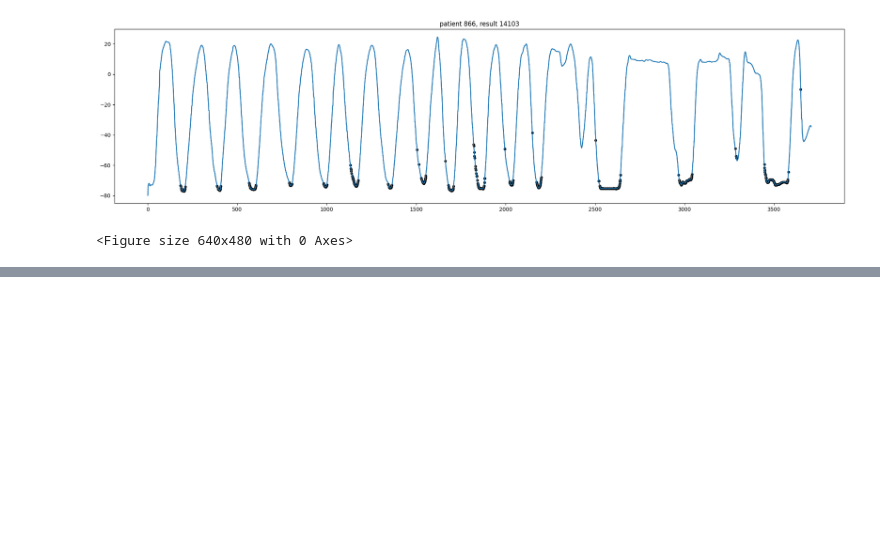
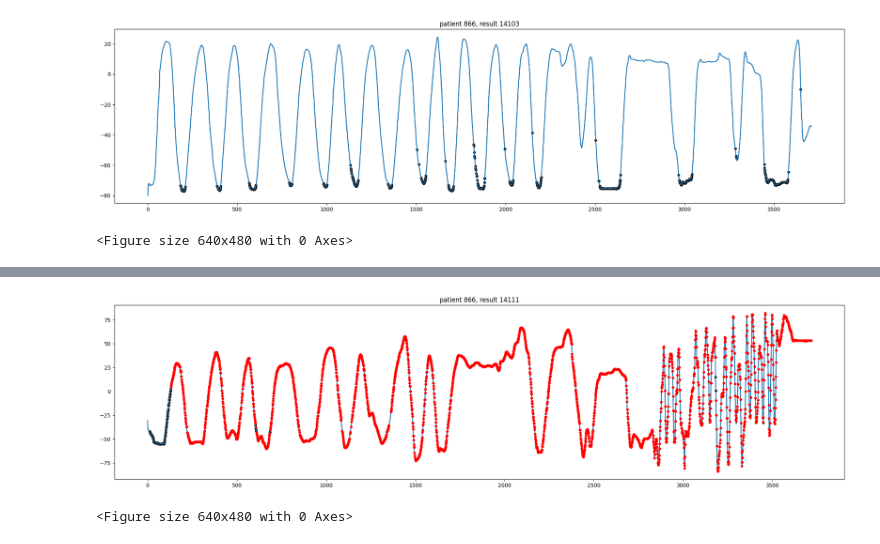
Before and after one commit to sensodevices/imu-gesture-recognition-notebook, a Jupyter notebook: data-collection.ipynb, the cells around one changed output, grey strips where cells are left out. Saved outputs shown, nothing was run; the diff lists cells and outputs as text; code cells hidden in the pictures; blank space fills up the shorter version.

```diff
--- a/data-collection.ipynb
+++ b/data-collection.ipynb
@@ -312,0 +345,5 @@ plot_mark_ranges_preds(result_id=14103, key='position_type')
+# %%
+plot_mark_ranges_preds(result_id=14111, key='position_type')
+# %% [output]
+[figure, added]
+<Figure size 640x480 with 0 Axes>
```
Also changed, not shown: parts of 11 cells of this notebook, 1 other file.
